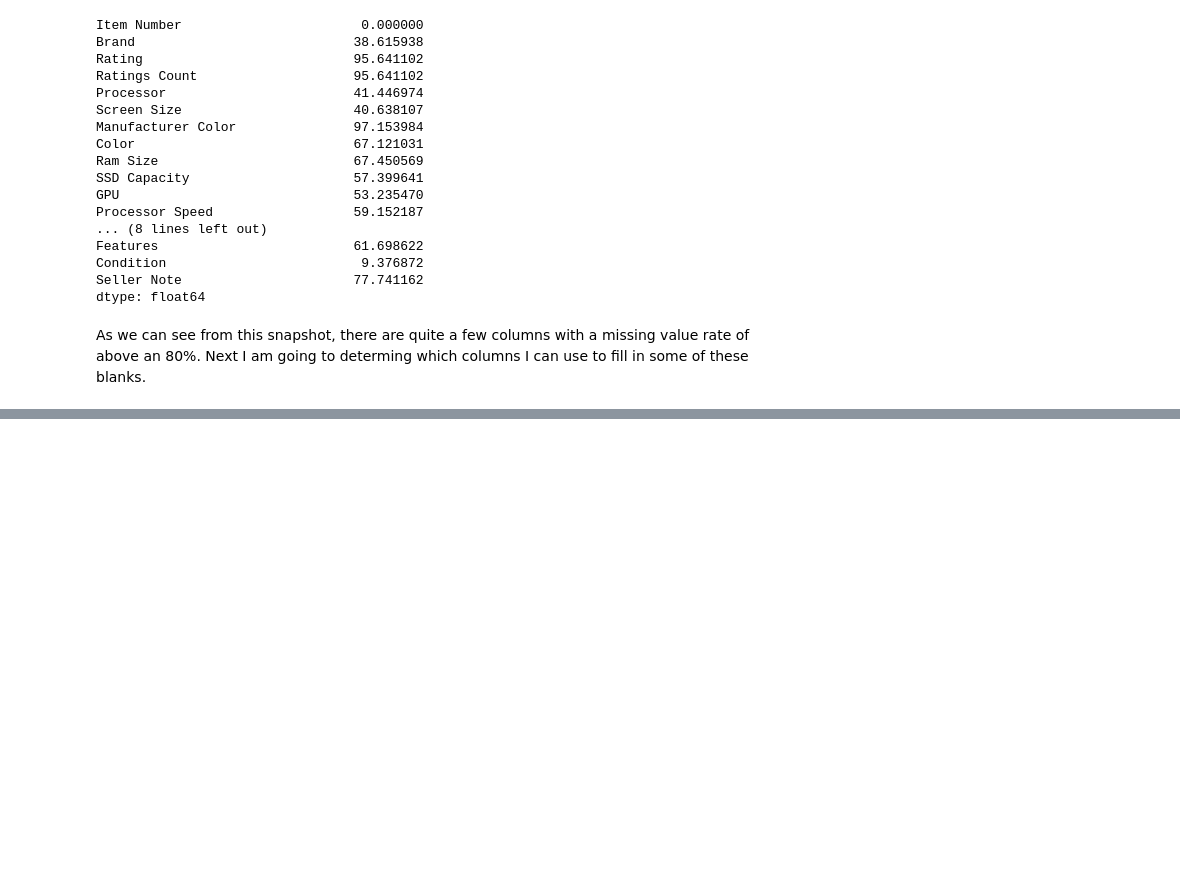
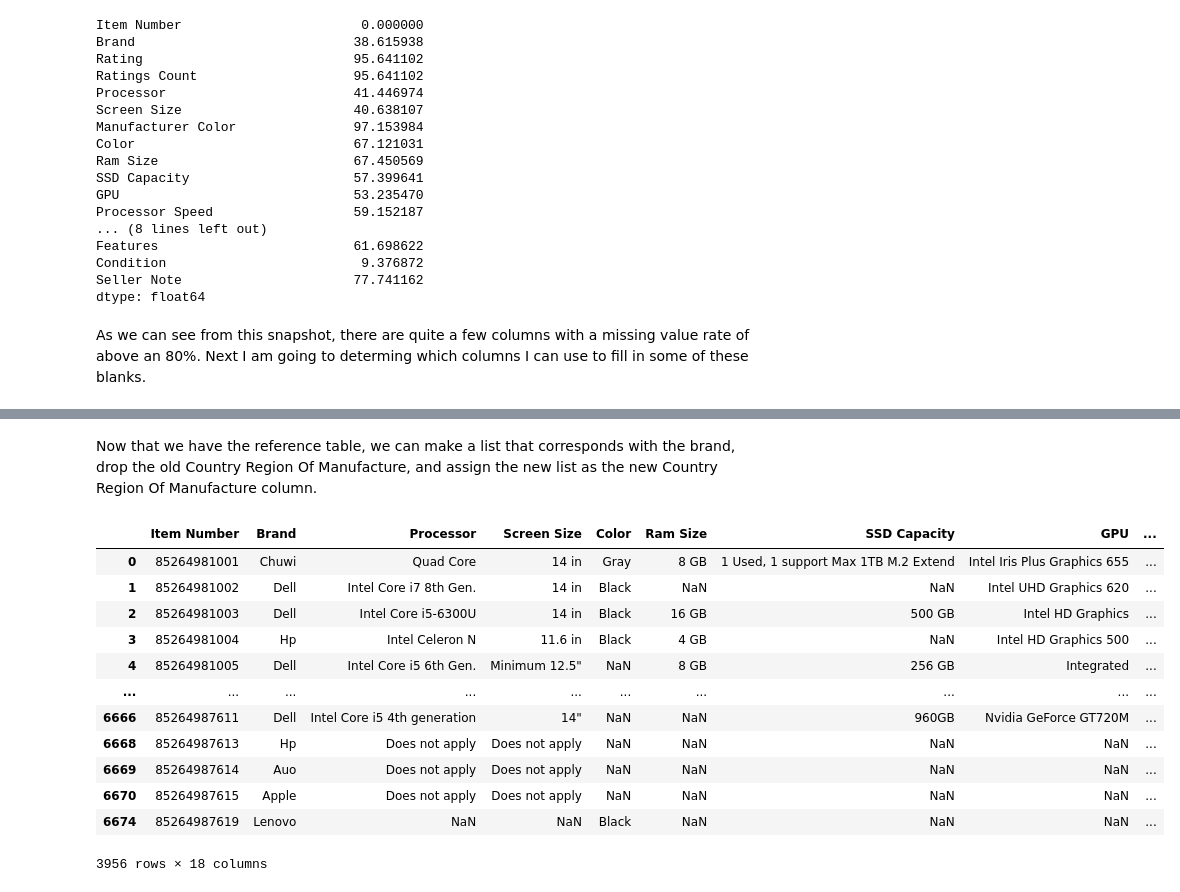
Before and after one commit to TomRush20/Data-Management, a Jupyter notebook: Ebay Data Analysis.ipynb, the cells around one changed output, grey strips where cells are left out. Drawn from its saved outputs; the diff is of its cells as text; code cells hidden in the pictures; blank space fills up the shorter version.

```diff
--- a/Ebay Data Analysis.ipynb
+++ b/Ebay Data Analysis.ipynb
@@ -45,0 +294,25 @@ As we can see from this snapshot, there are quite a few columns with a missing v
+# %% [markdown]
+Now that we have the reference table, we can make a list that corresponds with the brand, drop the old Country Region Of Manufacture, and assign the new list as the new Country Region Of Manufacture column.
+# %%
+countries_per_brand = []
+for brand in ebay_df['Brand']:
+    countries_per_brand.append(manufacturers[brand])
+len(countries_per_brand)
+
+ebay_df = ebay_df.drop(columns=['Country Region Of Manufacture'])
+
+ebay_df['Country Region Of Manufacture'] = countries_per_brand
+# %% [output]
+|  | Item Number | Brand | Processor | Screen Size | Color | Ram Size | SSD Capacity | GPU | ... |
+| 0 | 85264981001 | Chuwi | Quad Core | 14 in | Gray | 8 GB | 1 Used, 1 support Max 1TB M.2 Extend | Intel Iris Plus Graphics 655 | ... |
+| 1 | 85264981002 | Dell | Intel Core i7 8th Gen. | 14 in | Black | NaN | NaN | Intel UHD Graphics 620 | ... |
+| 2 | 85264981003 | Dell | Intel Core i5-6300U | 14 in | Black | 16 GB | 500 GB | Intel HD Graphics | ... |
+| 3 | 85264981004 | Hp | Intel Celeron N | 11.6 in | Black | 4 GB | NaN | Intel HD Graphics 500 | ... |
+| 4 | 85264981005 | Dell | Intel Core i5 6th Gen. | Minimum 12.5" | NaN | 8 GB | 256 GB | Integrated | ... |
+| ... | ... | ... | ... | ... | ... | ... | ... | ... | ... |
+| 6666 | 85264987611 | Dell | Intel Core i5 4th generation | 14" | NaN | NaN | 960GB | Nvidia GeForce GT720M | ... |
+| 6668 | 85264987613 | Hp | Does not apply | Does not apply | NaN | NaN | NaN | NaN | ... |
+| 6669 | 85264987614 | Auo | Does not apply | Does not apply | NaN | NaN | NaN | NaN | ... |
+| 6670 | 85264987615 | Apple | Does not apply | Does not apply | NaN | NaN | NaN | NaN | ... |
+| 6674 | 85264987619 | Lenovo | NaN | NaN | Black | NaN | NaN | NaN | ... |
+3956 rows × 18 columns
```
Also changed, not shown: parts of 21 cells of this notebook.
